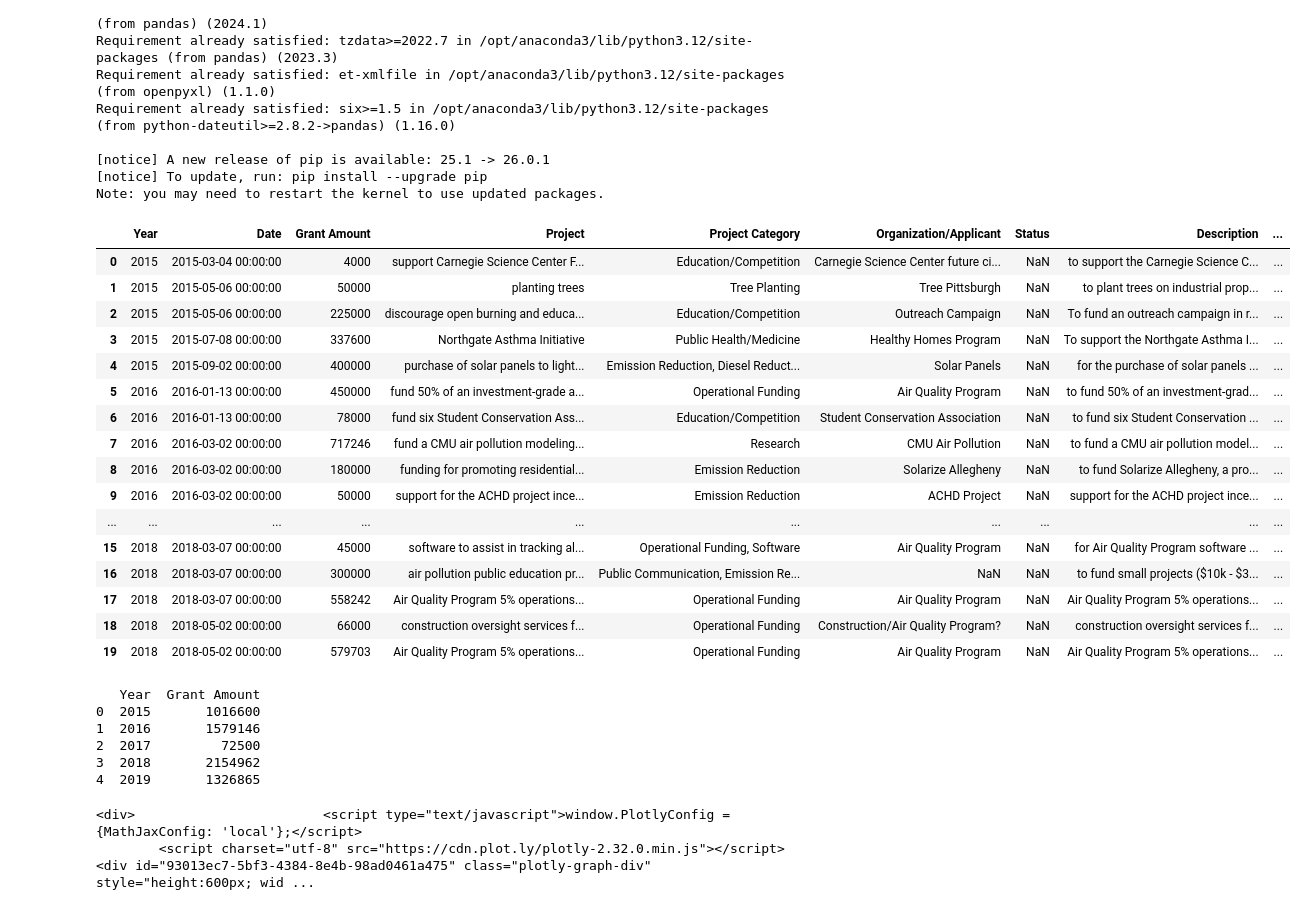
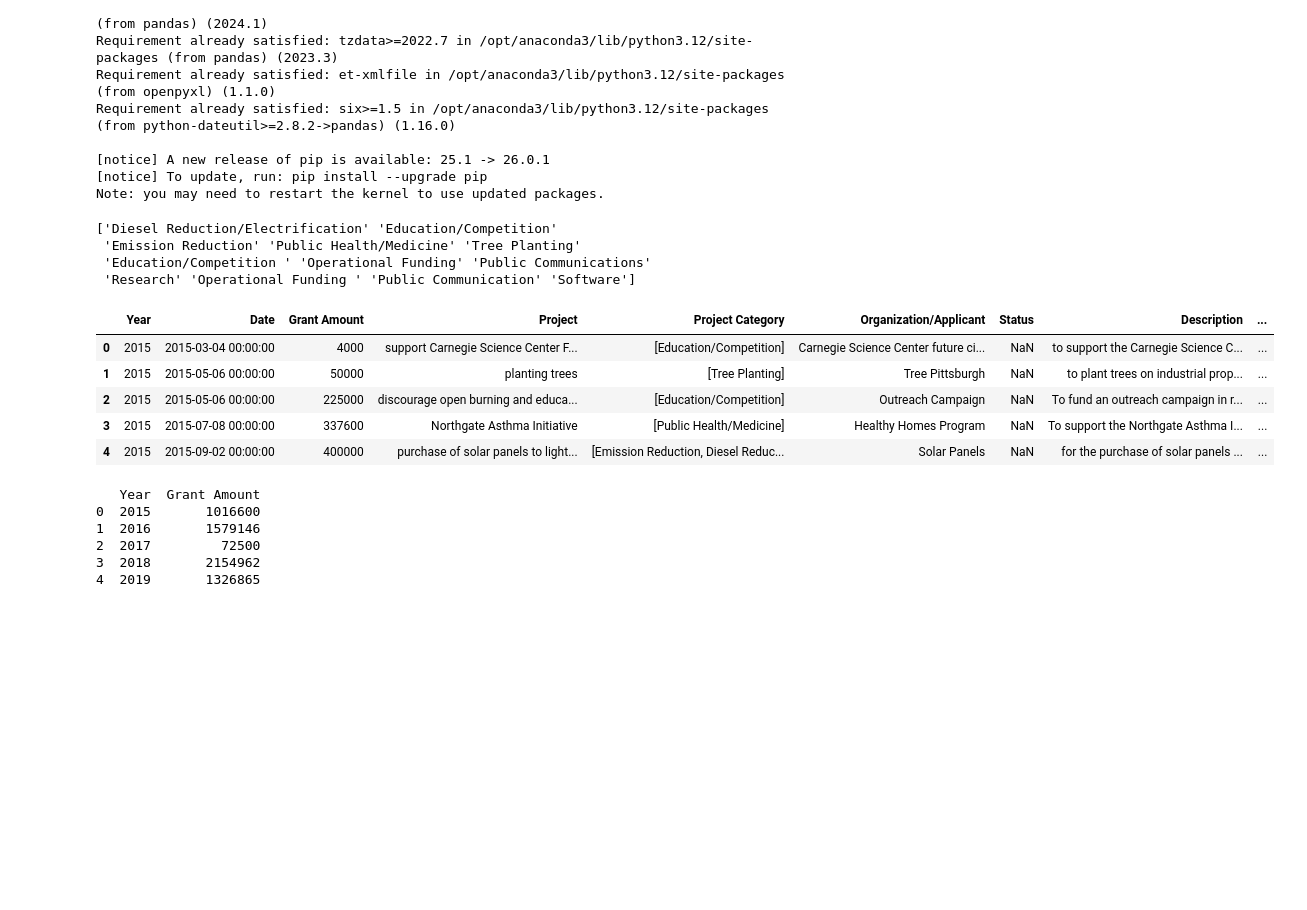
Before and after one commit to hkwee782/GASP-Clean-Air-Fund, a Jupyter notebook: charts.ipynb, the cells around one changed output. Cells and saved outputs as stored; diff of their text form; code cells hidden in the pictures; blank space fills up the shorter version.

```diff
--- a/charts.ipynb
+++ b/charts.ipynb
@@ -19,33 +20,31 @@ import plotly.express as px
 # %%
 # Load the file
 df = pd.read_excel('1740CAF.xlsx')
 
 # Data Cleaning & Preparation
 # Turning 'Grant Amount' column into numeric values
 df['Grant Amount'] = pd.to_numeric(df['Grant Amount'].replace(r'[\$,]', '', regex=True), errors='coerce')
 df['Grant Amount'] = df['Grant Amount'].fillna(0)
 df['Grant Amount'] = df['Grant Amount'].astype(int)
 
-df['Project Category'] = df['Project Category'].astype(str).str.strip()
+# Turn Project Category into a list of unique categories
+df['Project Category'] = df['Project Category'].str.split(r',\s*')
+df_exploded = df.explode('Project Category')
+df_grouped = df_exploded.groupby(['Year', 'Project Category'])['Grant Amount'].sum().reset_index()
+categories = df_grouped['Project Category'].unique()
+print(categories)
 
 # Show the first 5 rows
-df.head(20)
+df.head()
 # %% [output]
+['Diesel Reduction/Electrification' 'Education/Competition'
+ 'Emission Reduction' 'Public Health/Medicine' 'Tree Planting'
+ 'Education/Competition ' 'Operational Funding' 'Public Communications'
+ 'Research' 'Operational Funding ' 'Public Communication' 'Software']
 |  | Year | Date | Grant Amount | Project | Project Category | Organization/Applicant | Status | Description | ... |
-| 0 | 2015 | 2015-03-04 00:00:00 | 4000 | support Carnegie Science Center F... | Education/Competition | Carnegie Science Center future ci... | NaN | to support the Carnegie Science C... | ... |
-| 1 | 2015 | 2015-05-06 00:00:00 | 50000 | planting trees | Tree Planting | Tree Pittsburgh | NaN | to plant trees on industrial prop... | ... |
-| 2 | 2015 | 2015-05-06 00:00:00 | 225000 | discourage open burning and educa... | Education/Competition | Outreach Campaign | NaN | To fund an outreach campaign in r... | ... |
-| 3 | 2015 | 2015-07-08 00:00:00 | 337600 | Northgate Asthma Initiative | Public Health/Medicine | Healthy Homes Program | NaN | To support the Northgate Asthma I... | ... |
-| 4 | 2015 | 2015-09-02 00:00:00 | 400000 | purchase of solar panels to light... | Emission Reduction, Diesel Reduct... | Solar Panels | NaN | for the purchase of solar panels ... | ... |
-| 5 | 2016 | 2016-01-13 00:00:00 | 450000 | fund 50% of an investment-grade a... | Operational Funding | Air Quality Program | NaN | to fund 50% of an investment-grad... | ... |
-| 6 | 2016 | 2016-01-13 00:00:00 | 78000 | fund six Student Conservation Ass... | Education/Competition | Student Conservation Association | NaN | to fund six Student Conservation ... | ... |
-| 7 | 2016 | 2016-03-02 00:00:00 | 717246 | fund a CMU air pollution modeling... | Research | CMU Air Pollution | NaN | to fund a CMU air pollution model... | ... |
-| 8 | 2016 | 2016-03-02 00:00:00 | 180000 | funding for promoting residential... | Emission Reduction | Solarize Allegheny | NaN | to fund Solarize Allegheny, a pro... | ... |
-| 9 | 2016 | 2016-03-02 00:00:00 | 50000 | support for the ACHD project ince... | Emission Reduction | ACHD Project | NaN | support for the ACHD project ince... | ... |
-| ... | ... | ... | ... | ... | ... | ... | ... | ... | ... |
-| 15 | 2018 | 2018-03-07 00:00:00 | 45000 | software to assist in tracking al... | Operational Funding, Software | Air Quality Program | NaN | for Air Quality Program software ... | ... |
-| 16 | 2018 | 2018-03-07 00:00:00 | 300000 | air pollution public education pr... | Public Communication, Emission Re... | NaN | NaN | to fund small projects ($10k - $3... | ... |
-| 17 | 2018 | 2018-03-07 00:00:00 | 558242 | Air Quality Program 5% operations... | Operational Funding | Air Quality Program | NaN | Air Quality Program 5% operations... | ... |
-| 18 | 2018 | 2018-05-02 00:00:00 | 66000 | construction oversight services f... | Operational Funding | Construction/Air Quality Program? | NaN | construction oversight services f... | ... |
-| 19 | 2018 | 2018-05-02 00:00:00 | 579703 | Air Quality Program 5% operations... | Operational Funding | Air Quality Program | NaN | Air Quality Program 5% operations... | ... |
+| 0 | 2015 | 2015-03-04 00:00:00 | 4000 | support Carnegie Science Center F... | [Education/Competition] | Carnegie Science Center future ci... | NaN | to support the Carnegie Science C... | ... |
+| 1 | 2015 | 2015-05-06 00:00:00 | 50000 | planting trees | [Tree Planting] | Tree Pittsburgh | NaN | to plant trees on industrial prop... | ... |
+| 2 | 2015 | 2015-05-06 00:00:00 | 225000 | discourage open burning and educa... | [Education/Competition] | Outreach Campaign | NaN | To fund an outreach campaign in r... | ... |
+| 3 | 2015 | 2015-07-08 00:00:00 | 337600 | Northgate Asthma Initiative | [Public Health/Medicine] | Healthy Homes Program | NaN | To support the Northgate Asthma I... | ... |
+| 4 | 2015 | 2015-09-02 00:00:00 | 400000 | purchase of solar panels to light... | [Emission Reduction, Diesel Reduc... | Solar Panels | NaN | for the purchase of solar panels ... | ... |
 # %%
@@ -86,23 +85,12 @@ fig.show()
 3  2018       2154962
 4  2019       1326865
 # %%
-# --- 1. PREPARE & CLEAN DATA ---
-# Convert to string just in case there are floats/NaNs
-df['Project Category'] = df['Project Category'].astype(str)
+# Spending by Project Category
 
-# Split by comma (and optional space) into a list
-df['Project Category'] = df['Project Category'].str.split(r',\s*')
-
-# Explode the list into individual rows
-df_exploded = df.explode('Project Category')
-
-# Now group the exploded data
-df_grouped = df_exploded.groupby(['Year', 'Project Category'])['Grant Amount'].sum().reset_index()
-
-# --- 2. CREATE THE FIGURE ---
+# --- CREATE THE FIGURE ---
 fig = go.Figure()
 
-categories = df_grouped['Project Category'].unique()
+# Add a line for each category
 for cat in categories:
     temp_df = df_grouped[df_grouped['Project Category'] == cat]
     fig.add_trace(
@@ -115,7 +103,7 @@ for cat in categories:
         )
     )
 
-# --- 3. CREATE THE DROPDOWN & LAYOUT ---
+# --- CREATE THE DROPDOWN & LAYOUT ---
 fig.update_layout(
     updatemenus=[
         {
@@ -147,14 +135,18 @@ fig.update_layout(
     autosize=False,
     margin=dict(l=50, r=50, t=100, b=50),
     xaxis=dict(title="Year", tickmode='linear'), # Ensures every year shows up
-    yaxis=dict(title="Grant Amount ($)")
+    yaxis=dict(title="Grant Amount ($)"),
+    title={
+            'text': "Project Spending",
+            'y': 0.95,           # Vertical position (0 to 1)
+            'x': 0.5,            # Horizontal position (0.5 is center)
+            'xanchor': 'center', # Ensures the center of the text aligns with the x coordinate
+            'yanchor': 'top'
+    }
 )
 
 fig.show()
 
 # Export for Wix
-html_snippet = fig.to_html(full_html=False, include_plotlyjs='cdn')
-print(html_snippet)
+# html_snippet = fig.to_html(full_html=False, include_plotlyjs='cdn')
+# print(html_snippet)
-# %% [output]
-<div>                        <script type="text/javascript">window.PlotlyConfig = {MathJaxConfig: 'local'};</script>
-        <script charset="utf-8" src="https://cdn.plot.ly/plotly-2.32.0.min.js"></script>                <div id="93013ec7-5bf3-4384-8e4b-98ad0461a475" class="plotly-graph-div" style="height:600px; wid ...
```
Also changed, not shown: parts of 3 cells of this notebook.
